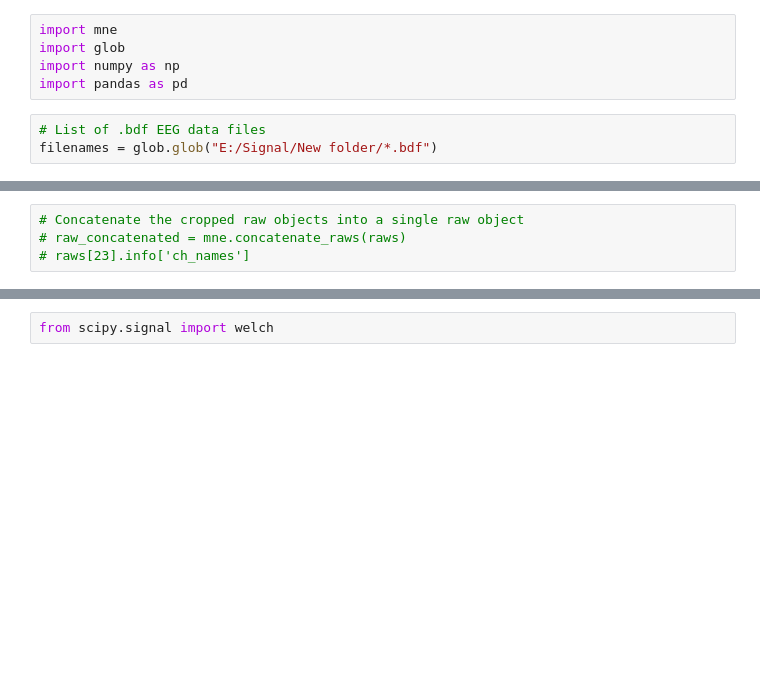
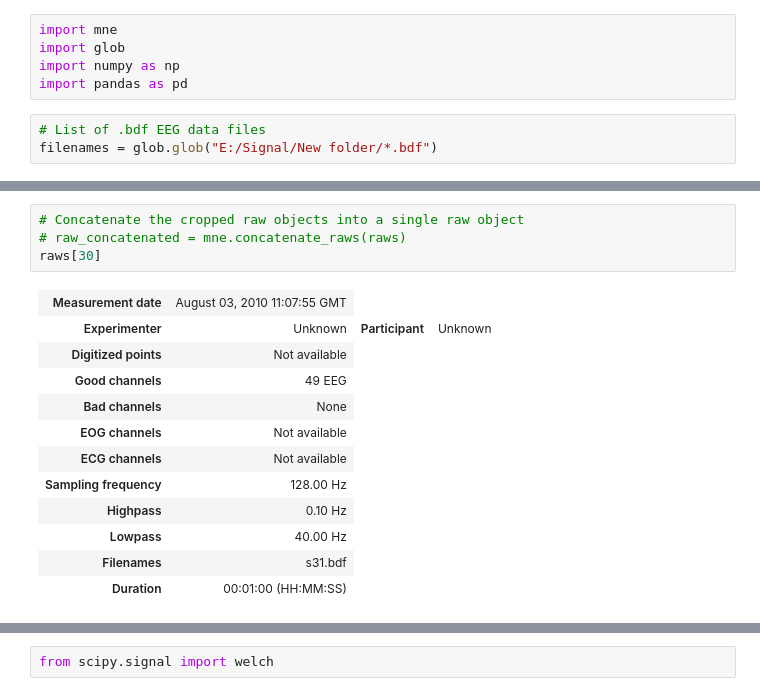
Before and after one commit to ankitmishra2232/EEG_signal_processing_using_ML, a Jupyter notebook: data reading and preprocessing.ipynb, the cells around one changed output, grey strips where cells are left out. Saved outputs shown, nothing was run; the diff lists cells and outputs as text; blank space fills up the shorter version.

```diff
--- a/data reading and preprocessing.ipynb
+++ b/data reading and preprocessing.ipynb
@@ -216,7 +223,20 @@ print(len(raws))
 # %%
 # Concatenate the cropped raw objects into a single raw object
 # raw_concatenated = mne.concatenate_raws(raws)
-# raws[23].info['ch_names']
+raws[30]
+# %% [output]
+| Measurement date | August 03, 2010 11:07:55 GMT |
+| Experimenter | Unknown | Participant | Unknown |
+| Digitized points | Not available |
+| Good channels | 49 EEG |
+| Bad channels | None |
+| EOG channels | Not available |
+| ECG channels | Not available |
+| Sampling frequency | 128.00 Hz |
+| Highpass | 0.10 Hz |
+| Lowpass | 40.00 Hz |
+| Filenames | s31.bdf |
+| Duration | 00:01:00 (HH:MM:SS) |
 # %%
 data=[]
 for i in range(len(raws)):
```
Also changed, not shown: parts of 10 cells of this notebook.
